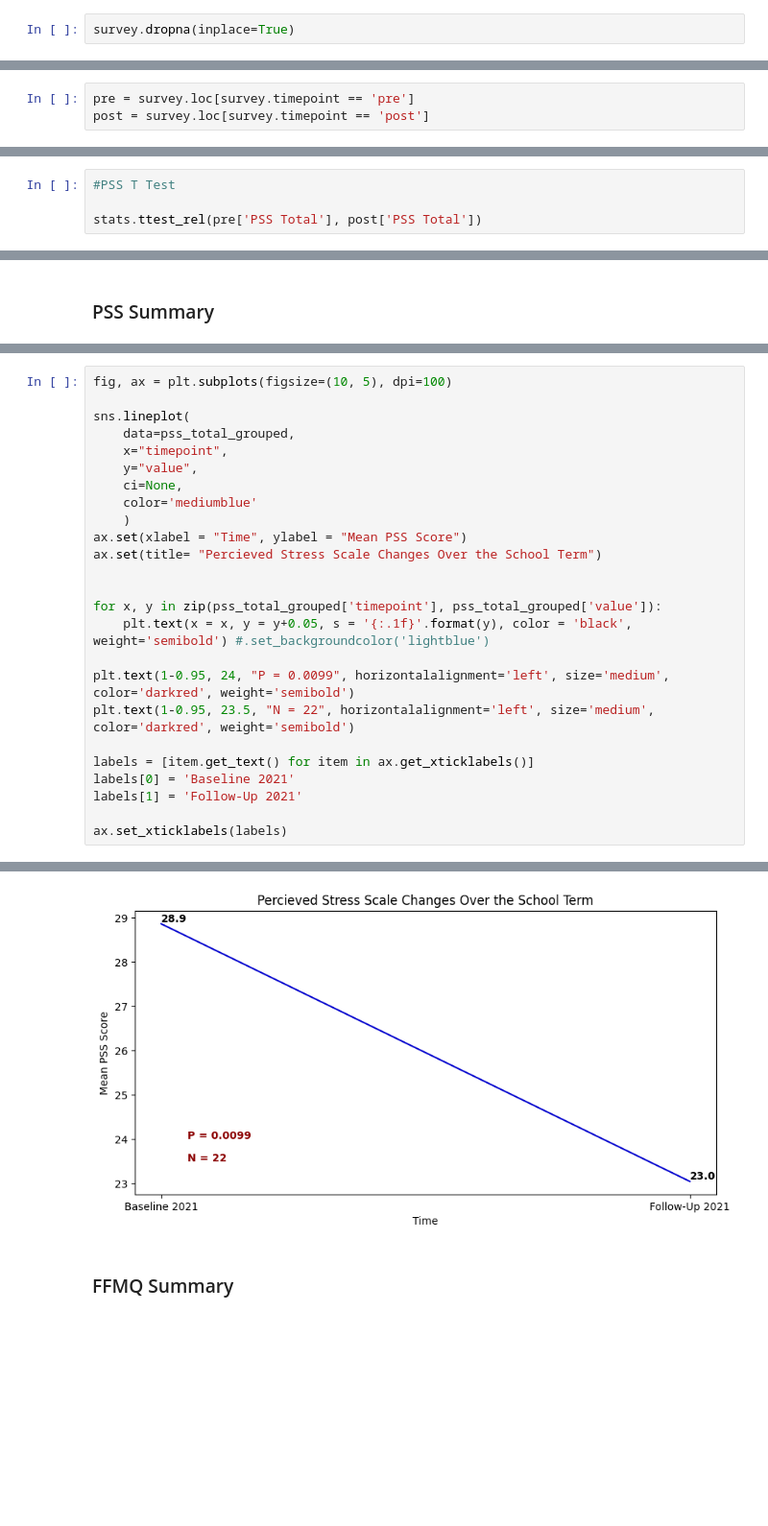
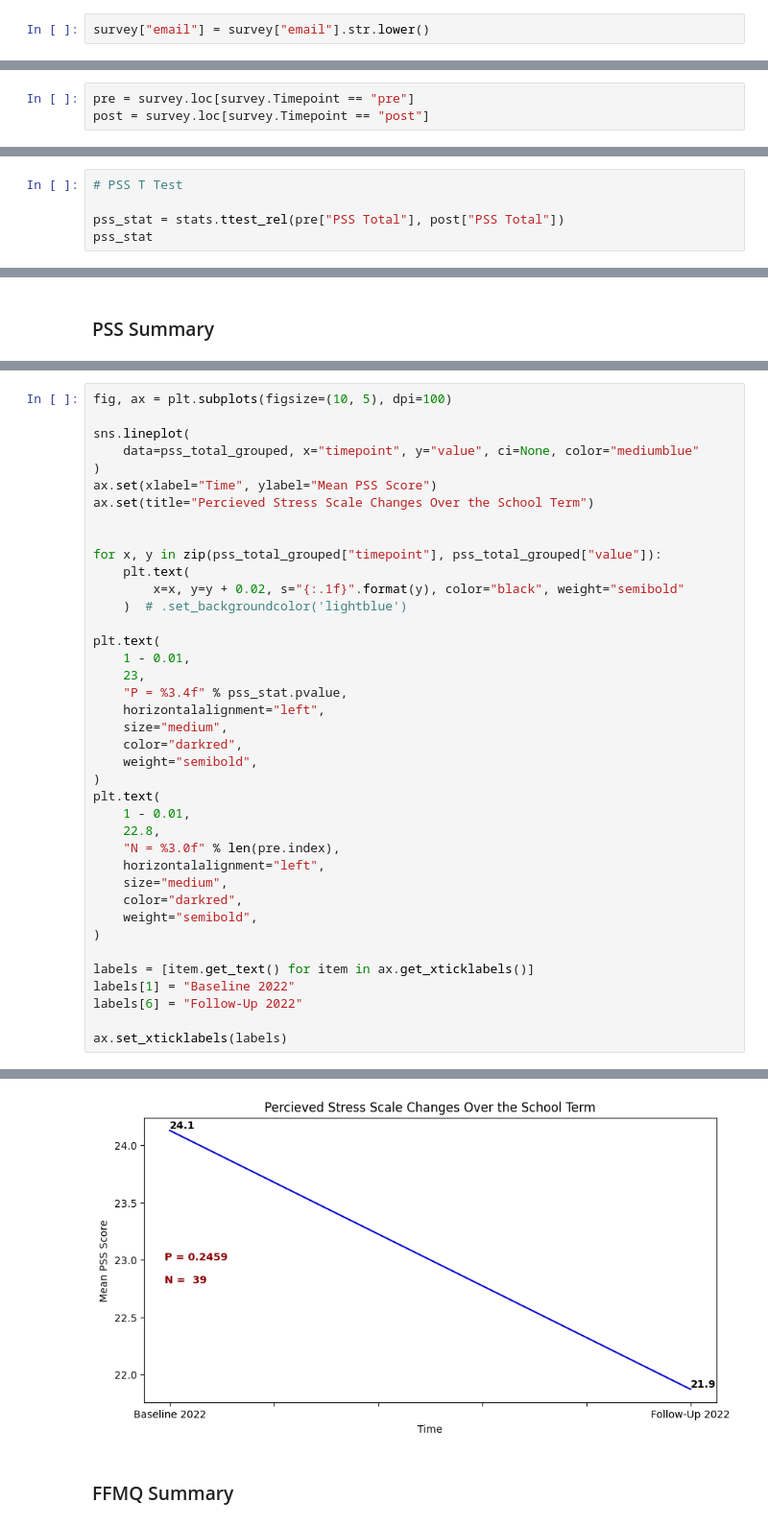
Before and after one commit to youribenadjaoud/PHP1880-stress-survey, a Jupyter notebook: stress_survey.ipynb, the cells around one changed output, grey strips where cells are left out. Shown at 96% size. Drawn from its saved outputs; the diff is of its cells as text; blank space fills up the shorter version.

```diff
--- a/stress_survey.ipynb
+++ b/stress_survey.ipynb
@@ -15,2 +15,2 @@ survey.drop('end.comments', axis=1, inplace=True)
-# %%
-survey.dropna(inplace=True)
+# %%
+survey["email"] = survey["email"].str.lower()
@@ -34,8 +63,8 @@ ffmq_filter = [col for col in survey if col.startswith('FF1')]
 # %% [markdown]
 ### Split Pre/Post Survey and Run Analysis
 # %%
-pre = survey.loc[survey.timepoint == 'pre']
-post = survey.loc[survey.timepoint == 'post']
+pre = survey.loc[survey.Timepoint == "pre"]
+post = survey.loc[survey.Timepoint == "post"]
 # %%
 pre = pre.loc[pre.email.isin(post.email)]
 post = post.loc[post.email.isin(pre.email)]
@@ -72,5 +145,6 @@ post['FFMQ Total Nonreactivity'] = post[ffmq_nonreactivity].sum(axis=1)
 # %%
-#PSS T Test
+# PSS T Test
 
-stats.ttest_rel(pre['PSS Total'], post['PSS Total'])
+pss_stat = stats.ttest_rel(pre["PSS Total"], post["PSS Total"])
+pss_stat
 # %% [output]
@@ -228,25 +319,39 @@ pss_total_grouped
 fig, ax = plt.subplots(figsize=(10, 5), dpi=100)
 
 sns.lineplot(
-    data=pss_total_grouped,
-    x="timepoint",
-    y="value",
-    ci=None,
-    color='mediumblue'
-    )
-ax.set(xlabel = "Time", ylabel = "Mean PSS Score")
-ax.set(title= "Percieved Stress Scale Changes Over the School Term")
+    data=pss_total_grouped, x="timepoint", y="value", ci=None, color="mediumblue"
+)
+ax.set(xlabel="Time", ylabel="Mean PSS Score")
+ax.set(title="Percieved Stress Scale Changes Over the School Term")
 
 
-for x, y in zip(pss_total_grouped['timepoint'], pss_total_grouped['value']):
-    plt.text(x = x, y = y+0.05, s = '{:.1f}'.format(y), color = 'black', weight='semibold') #.set_backgroundcolor('lightblue')
+for x, y in zip(pss_total_grouped["timepoint"], pss_total_grouped["value"]):
+    plt.text(
+        x=x, y=y + 0.02, s="{:.1f}".format(y), color="black", weight="semibold"
+    )  # .set_backgroundcolor('lightblue')
 
-plt.text(1-0.95, 24, "P = 0.0099", horizontalalignment='left', size='medium', color='darkred', weight='semibold')
-plt.text(1-0.95, 23.5, "N = 22", horizontalalignment='left', size='medium', color='darkred', weight='semibold')
+plt.text(
+    1 - 0.01,
+    23,
+    "P = %3.4f" % pss_stat.pvalue,
+    horizontalalignment="left",
+    size="medium",
+    color="darkred",
+    weight="semibold",
+)
+plt.text(
+    1 - 0.01,
+    22.8,
+    "N = %3.0f" % len(pre.index),
+    horizontalalignment="left",
+    size="medium",
+    color="darkred",
+    weight="semibold",
+)
 
 labels = [item.get_text() for item in ax.get_xticklabels()]
-labels[0] = 'Baseline 2021'
-labels[1] = 'Follow-Up 2021'
+labels[1] = "Baseline 2022"
+labels[6] = "Follow-Up 2022"
 
 ax.set_xticklabels(labels)
 # %% [output]
@@ -254,4 +366,4 @@ ax.set_xticklabels(labels)
-[figure, old version]
+[figure, new version]
 # %% [markdown]
 ### FFMQ Summary
 # %%
```
Also changed, not shown: parts of 54 cells of this notebook, 5 other files.
